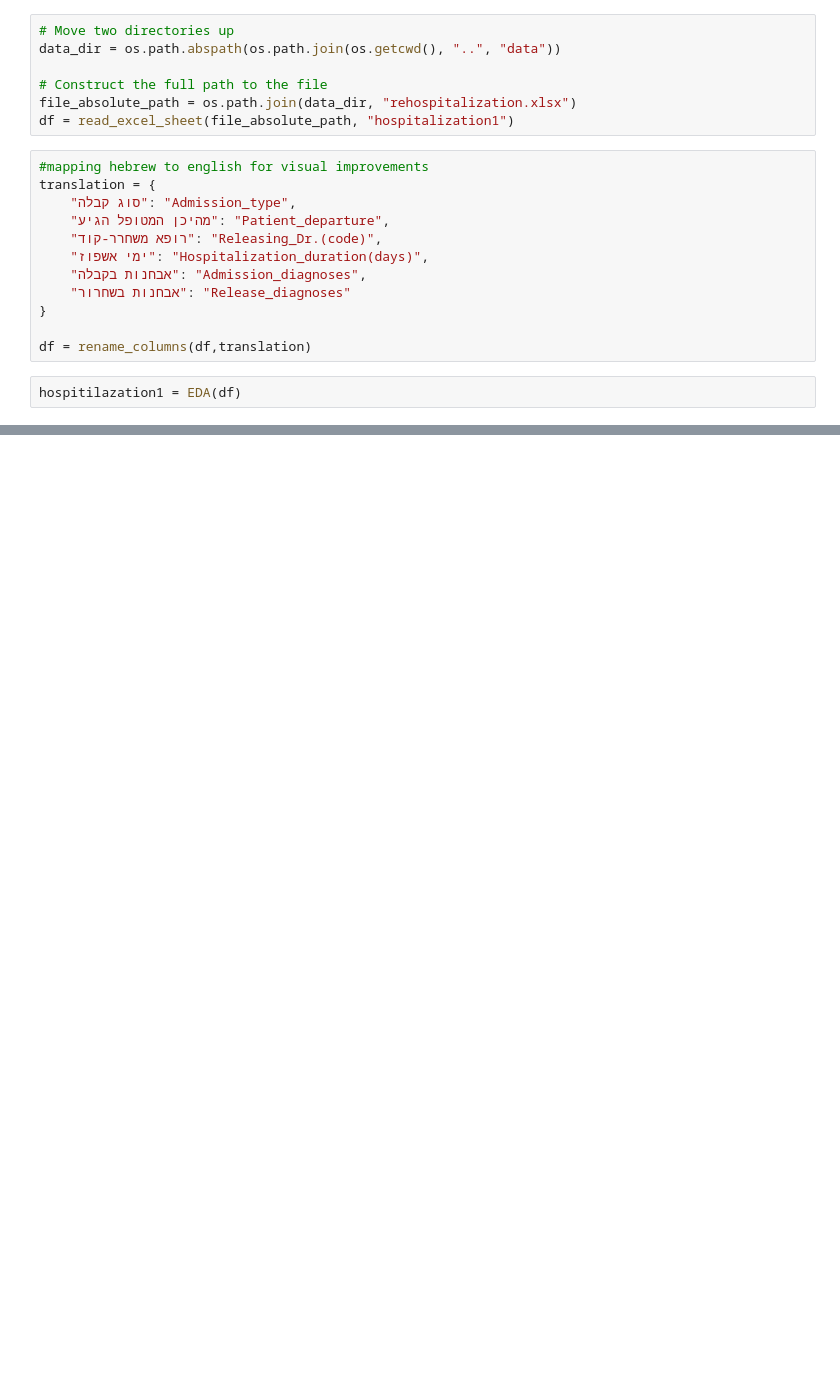
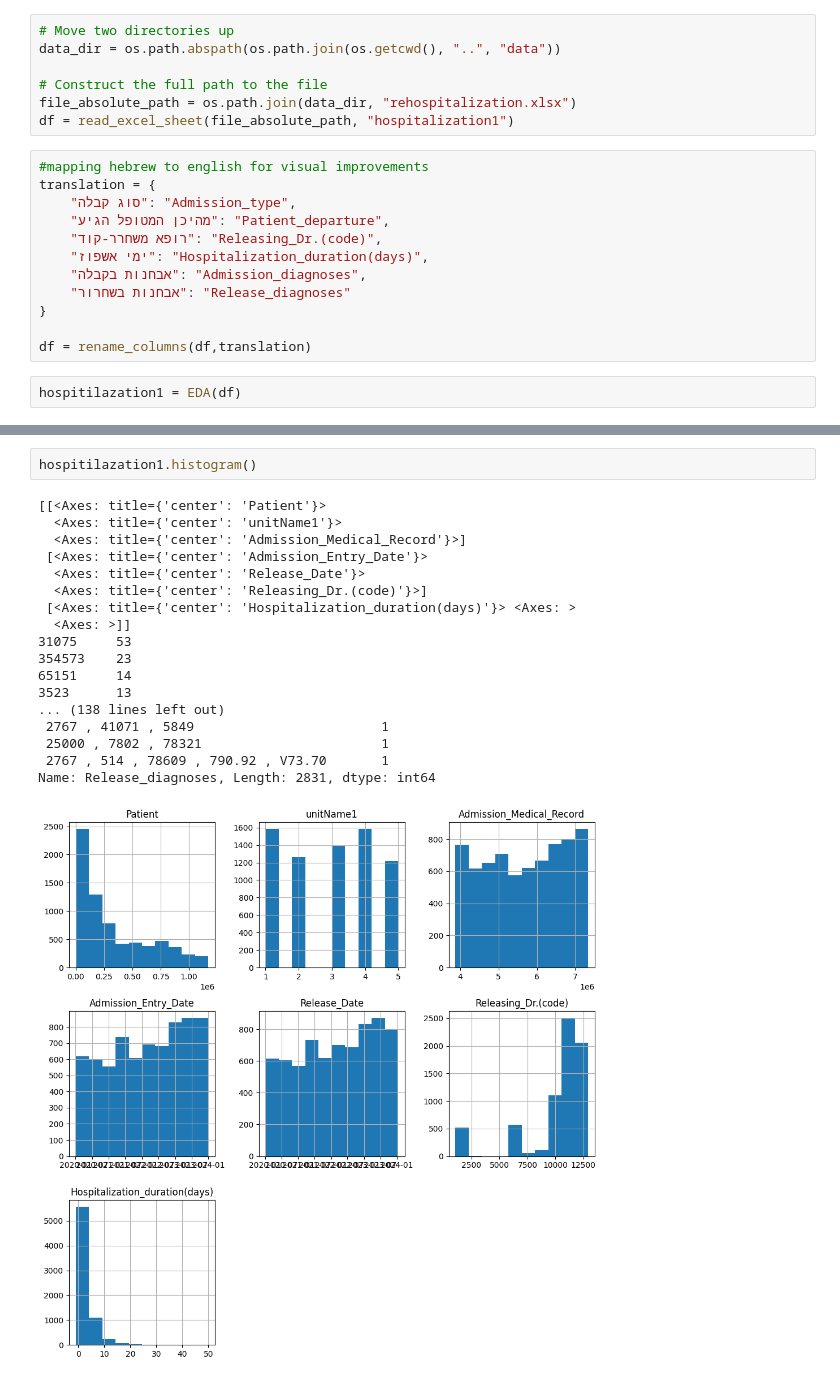
Before and after one commit to RyanWri/data-science2-lab-final-project, a Jupyter notebook: src/team_2/team_2_results.ipynb, the cells around one changed output, grey strips where cells are left out. Cells and saved outputs as stored; diff of their text form; blank space fills up the shorter version.

```diff
--- a/src/team_2/team_2_results.ipynb
+++ b/src/team_2/team_2_results.ipynb
@@ -52,0 +48,21 @@ TypeError: rename_columns() takes 2 positional arguments but 3 were given
+# %%
+hospitilazation1.histogram()
+# %% [output]
+[[<Axes: title={'center': 'Patient'}>
+  <Axes: title={'center': 'unitName1'}>
+  <Axes: title={'center': 'Admission_Medical_Record'}>]
+ [<Axes: title={'center': 'Admission_Entry_Date'}>
+  <Axes: title={'center': 'Release_Date'}>
+  <Axes: title={'center': 'Releasing_Dr.(code)'}>]
+ [<Axes: title={'center': 'Hospitalization_duration(days)'}> <Axes: >
+  <Axes: >]]
+31075     53
+354573    23
+65151     14
+3523      13
+... (138 lines left out)
+ 2767 , 41071 , 5849                        1
+ 25000 , 7802 , 78321                       1
+ 2767 , 514 , 78609 , 790.92 , V73.70       1
+Name: Release_diagnoses, Length: 2831, dtype: int64
+[figure, added]
```
Also changed, not shown: parts of 9 cells of this notebook, 1 other file.
